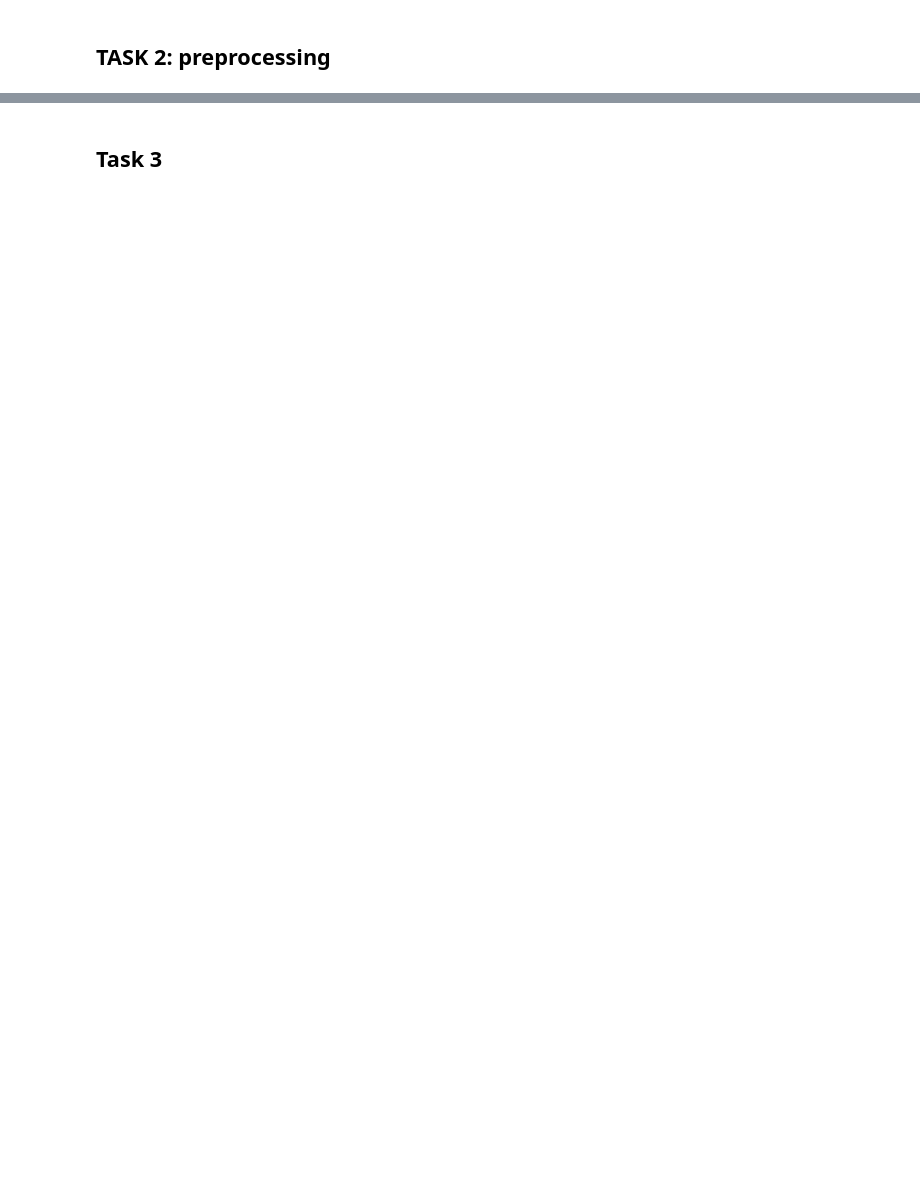
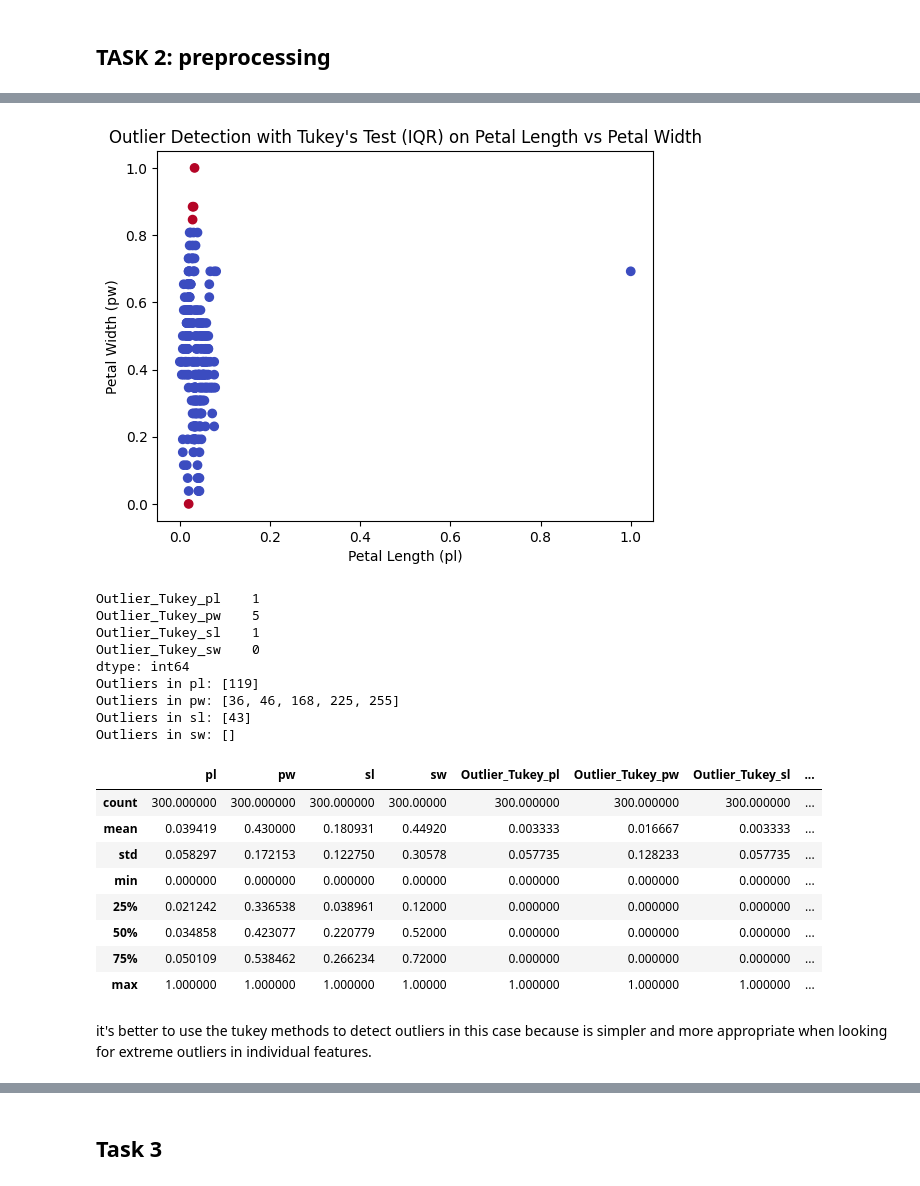
Before and after one commit to Catafal/Data-Mining-I, a Jupyter notebook: Assignement III/assignement_3.ipynb, the cells around one changed output, grey strips where cells are left out. Drawn from its saved outputs; the diff is of its cells as text; code cells hidden in the pictures; blank space fills up the shorter version.

```diff
--- a/Assignement III/assignement_3.ipynb
+++ b/Assignement III/assignement_3.ipynb
@@ -113,0 +147,63 @@ print(kmeans.labels_.tolist().count(2))
+# %%
+scaled_df = pd.DataFrame(scaled_data, columns=['pl', 'pw', 'sl', 'sw'])
+# Function to apply Tukey's method for outlier detection
+def tukey_outliers(df, column):
+    Q1 = np.percentile(df[column], 25)
+    Q3 = np.percentile(df[column], 75)
+    IQR = Q3 - Q1
+    lower_bound = Q1 - 1.5 * IQR
+    upper_bound = Q3 + 1.5 * IQR
+    return (df[column] < lower_bound) | (df[column] > upper_bound)
+
+# Apply Tukey's Test for each feature (pl, pw, sl, sw)
+feature_columns = ['pl', 'pw', 'sl', 'sw']
+
+for col in feature_columns:
+    scaled_df[f'Outlier_Tukey_{col}'] = tukey_outliers(scaled_df, col).astype(int)
+
+# Visualize the outliers for one feature (e.g., pl and pw)
+plt.scatter(scaled_df['pl'], scaled_df['pw'], c=scaled_df['Outlier_Tukey_pw'], cmap='coolwarm')
+plt.xlabel('Petal Length (pl)')
+plt.ylabel('Petal Width (pw)')
+plt.title('Outlier Detection with Tukey\'s Test (IQR) on Petal Length vs Petal Width')
+plt.show()
+
+# Count total outliers detected by Tukey's test for each feature
+outlier_summary = scaled_df[[f'Outlier_Tukey_{col}' for col in feature_columns]].sum()
+
+# Display the count of outliers per feature
+print(outlier_summary)
+# Obtain the indices of outliers for each feature
+outlier_indices = {}
+
+for col in feature_columns:
+    outliers = scaled_df[scaled_df[f'Outlier_Tukey_{col}'] == 1]
+    outlier_indices[col] = outliers.index.tolist()
+
+# Print the indices of the outliers for each feature
+for feature, indices in outlier_indices.items():
+    print(f"Outliers in {feature}: {indices}")
+
+display(scaled_df.describe())
+# %% [output]
+[figure, added]
+Outlier_Tukey_pl    1
+Outlier_Tukey_pw    5
+Outlier_Tukey_sl    1
+Outlier_Tukey_sw    0
+dtype: int64
+Outliers in pl: [119]
+Outliers in pw: [36, 46, 168, 225, 255]
+Outliers in sl: [43]
+Outliers in sw: []
+|  | pl | pw | sl | sw | Outlier_Tukey_pl | Outlier_Tukey_pw | Outlier_Tukey_sl | ... |
+| count | 300.000000 | 300.000000 | 300.000000 | 300.00000 | 300.000000 | 300.000000 | 300.000000 | ... |
+| mean | 0.039419 | 0.430000 | 0.180931 | 0.44920 | 0.003333 | 0.016667 | 0.003333 | ... |
+| std | 0.058297 | 0.172153 | 0.122750 | 0.30578 | 0.057735 | 0.128233 | 0.057735 | ... |
+| min | 0.000000 | 0.000000 | 0.000000 | 0.00000 | 0.000000 | 0.000000 | 0.000000 | ... |
+| 25% | 0.021242 | 0.336538 | 0.038961 | 0.12000 | 0.000000 | 0.000000 | 0.000000 | ... |
+| 50% | 0.034858 | 0.423077 | 0.220779 | 0.52000 | 0.000000 | 0.000000 | 0.000000 | ... |
+| 75% | 0.050109 | 0.538462 | 0.266234 | 0.72000 | 0.000000 | 0.000000 | 0.000000 | ... |
+| max | 1.000000 | 1.000000 | 1.000000 | 1.00000 | 1.000000 | 1.000000 | 1.000000 | ... |
+# %% [markdown]
+it's better to use the tukey methods to detect outliers in this case because is simpler and more appropriate when looking for extreme outliers in individual features.
```
Also changed, not shown: parts of 15 cells of this notebook.
